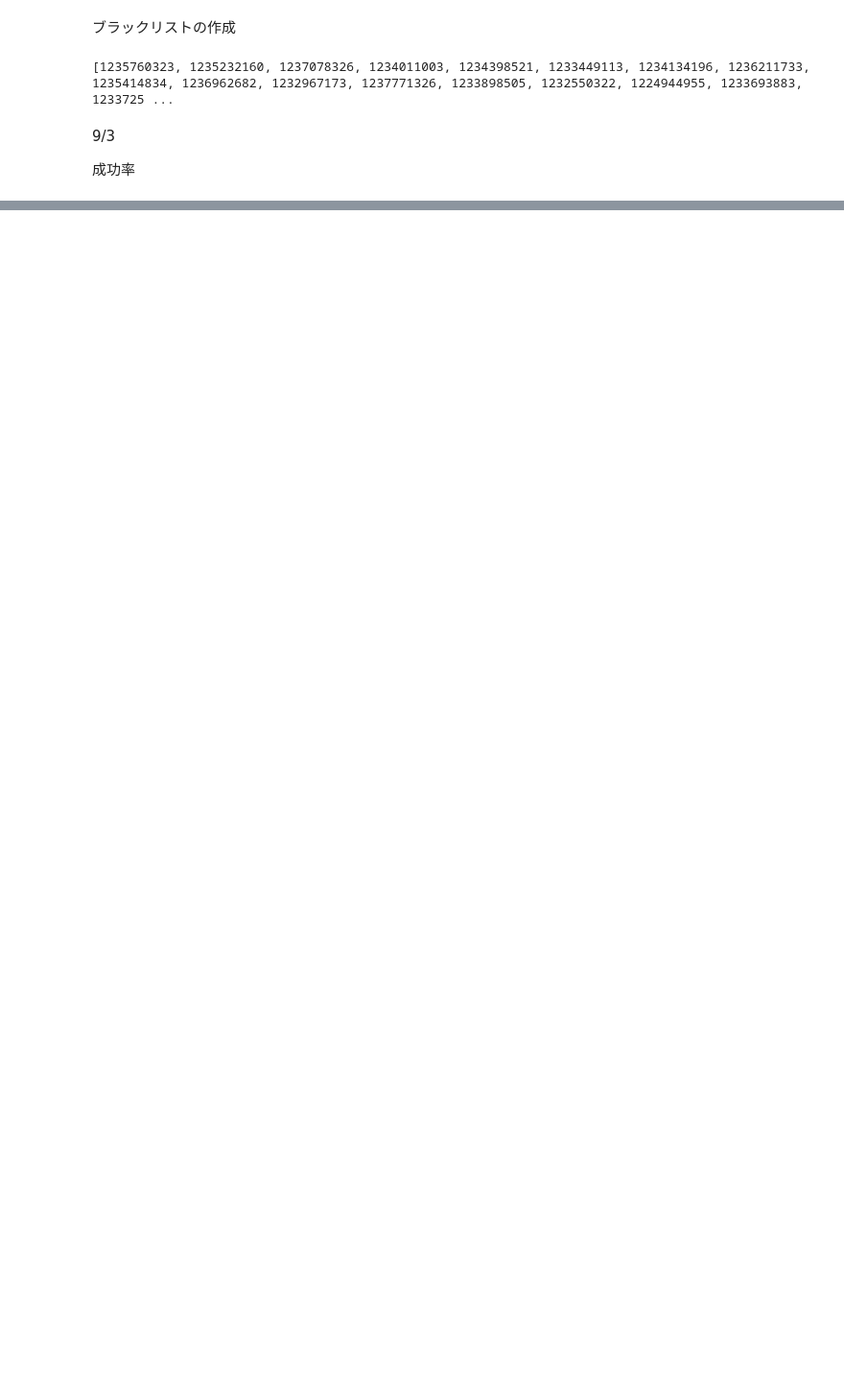
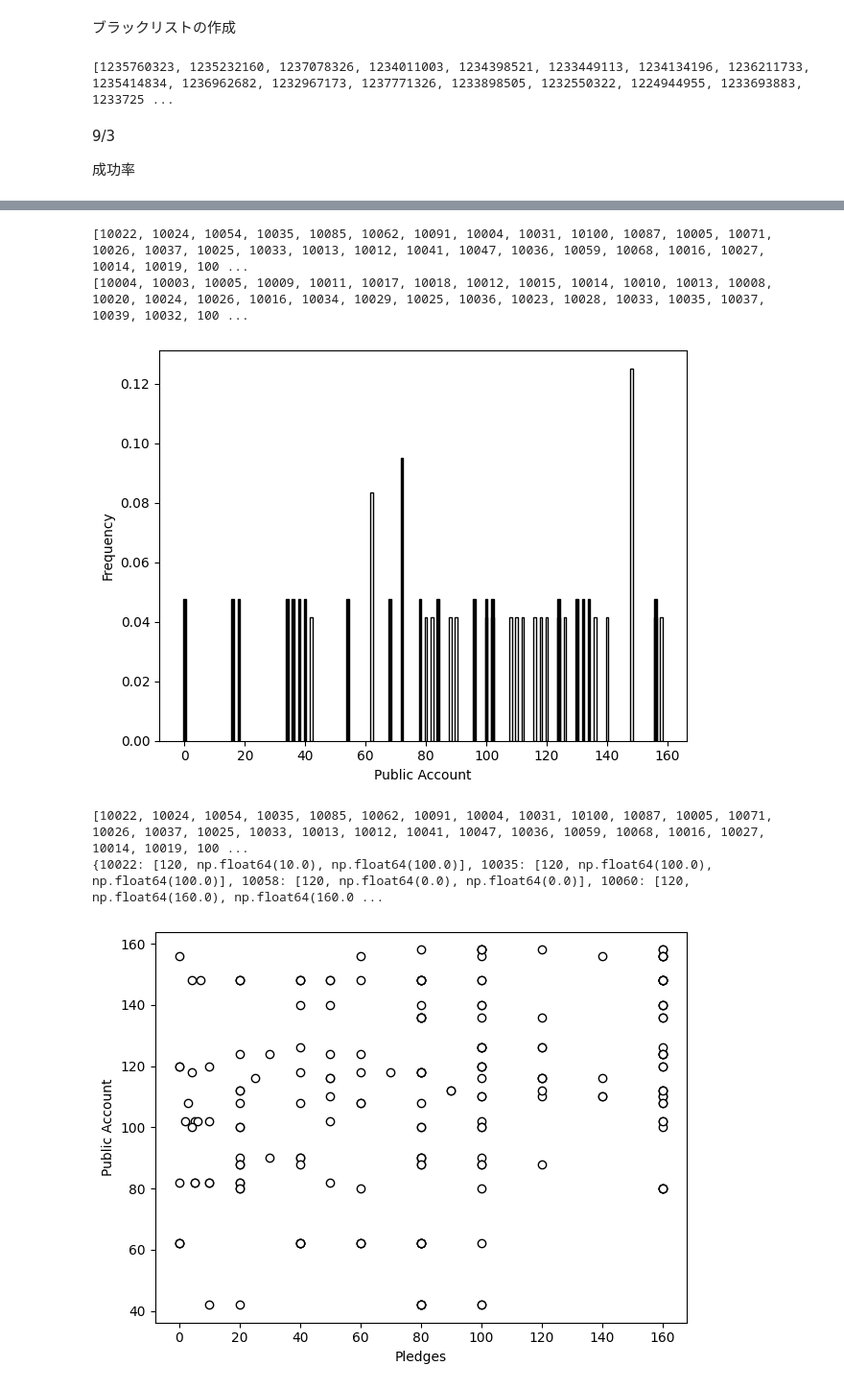
Before and after one commit to yokoyama-ShizuokaUniversity/CRD_DataAnalyse, a Jupyter notebook: getdata.ipynb, the cells around one changed output, grey strips where cells are left out. Shown at 96% size. Saved outputs shown, nothing was run; the diff lists cells and outputs as text; code cells hidden in the pictures; blank space fills up the shorter version.

```diff
--- a/getdata.ipynb
+++ b/getdata.ipynb
@@ -447,0 +452,30 @@ gp_info.plot_group_contrib(bartype="black")
+# %%
+from getdata import *
+
+# oTreeから得られた実験データ
+g_normal = GetData(
+    dirpath="./",
+    filename="all_apps_wide-2025-07-24.csv"
+)
+g_info = GetData(
+    dirpath="./",
+    filename="all_apps_wide-2025-08-07.csv"
+)
+
+# グラフ描画用のインスタンス
+gp = GraphPlot(g_normal, savefig=False, debug=True, figtype="png")
+gp_info = GraphPlot(g_info, savefig=False, debug=True, figtype="png")
+
+gp.plot_pa_frequency()
+gp_info.plot_pa_frequency(facecolor="black")
+gp.plot_pa_pledge()
+gp_info.plot_pa_pledge(facecolors="black")
+gp.plot_target_pledge()
+gp_info.plot_target_pledge(facecolors="black")
+# %% [output]
+[10022, 10024, 10054, 10035, 10085, 10062, 10091, 10004, 10031, 10100, 10087, 10005, 10071, 10026, 10037, 10025, 10033, 10013, 10012, 10041, 10047, 10036, 10059, 10068, 10016, 10027, 10014, 10019, 100 ...
+[10004, 10003, 10005, 10009, 10011, 10017, 10018, 10012, 10015, 10014, 10010, 10013, 10008, 10020, 10024, 10026, 10016, 10034, 10029, 10025, 10036, 10023, 10028, 10033, 10035, 10037, 10039, 10032, 100 ...
+[figure, added]
+[10022, 10024, 10054, 10035, 10085, 10062, 10091, 10004, 10031, 10100, 10087, 10005, 10071, 10026, 10037, 10025, 10033, 10013, 10012, 10041, 10047, 10036, 10059, 10068, 10016, 10027, 10014, 10019, 100 ...
+{10022: [120, np.float64(10.0), np.float64(100.0)], 10035: [120, np.float64(100.0), np.float64(100.0)], 10058: [120, np.float64(0.0), np.float64(0.0)], 10060: [120, np.float64(160.0), np.float64(160.0 ...
+[figure, added]
```
Also changed, not shown: parts of 7 cells of this notebook, 1 other file.
